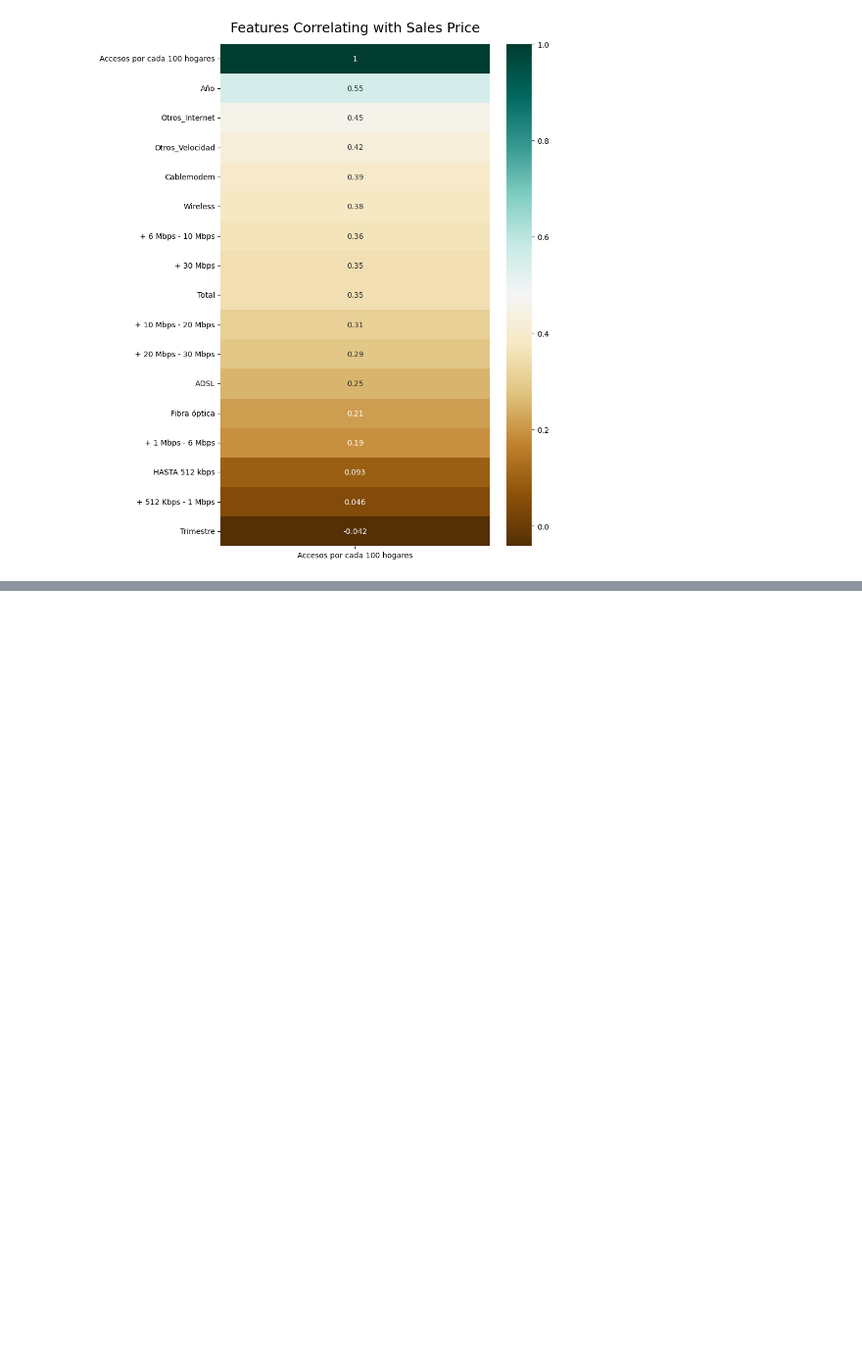
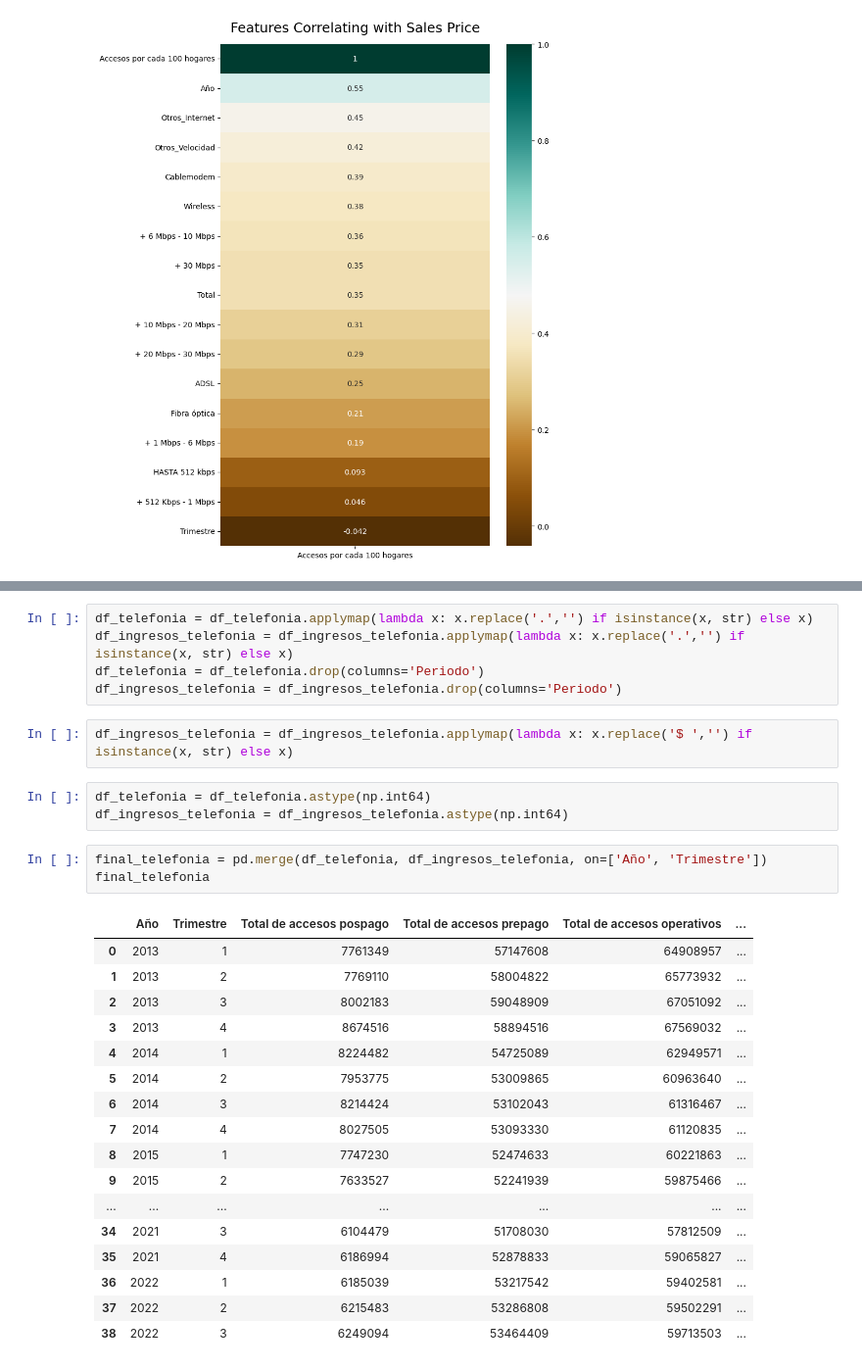
Before and after one commit to Lowerdelk/henry_p02, a Jupyter notebook: files/ETL.ipynb, the cells around one changed output, grey strips where cells are left out. Shown at 98% size. Drawn from its saved outputs; the diff is of its cells as text; blank space fills up the shorter version.

```diff
--- a/files/data/ETL.ipynb
+++ b/files/ETL.ipynb
@@ -400,0 +398,31 @@ display(df_internet[df_internet['Provincia']=='Santa Cruz'])
+# %%
+df_telefonia = df_telefonia.applymap(lambda x: x.replace('.','') if isinstance(x, str) else x)
+df_ingresos_telefonia = df_ingresos_telefonia.applymap(lambda x: x.replace('.','') if isinstance(x, str) else x)
+df_telefonia = df_telefonia.drop(columns='Periodo')
+df_ingresos_telefonia = df_ingresos_telefonia.drop(columns='Periodo')
+# %%
+df_ingresos_telefonia = df_ingresos_telefonia.applymap(lambda x: x.replace('$ ','') if isinstance(x, str) else x)
+# %%
+df_telefonia = df_telefonia.astype(np.int64)
+df_ingresos_telefonia = df_ingresos_telefonia.astype(np.int64)
+# %%
+final_telefonia = pd.merge(df_telefonia, df_ingresos_telefonia, on=['Año', 'Trimestre'])
+final_telefonia
+# %% [output]
+|  | Año | Trimestre | Total de accesos pospago | Total de accesos prepago | Total de accesos operativos | ... |
+| 0 | 2013 | 1 | 7761349 | 57147608 | 64908957 | ... |
+| 1 | 2013 | 2 | 7769110 | 58004822 | 65773932 | ... |
+| 2 | 2013 | 3 | 8002183 | 59048909 | 67051092 | ... |
+| 3 | 2013 | 4 | 8674516 | 58894516 | 67569032 | ... |
+| 4 | 2014 | 1 | 8224482 | 54725089 | 62949571 | ... |
+| 5 | 2014 | 2 | 7953775 | 53009865 | 60963640 | ... |
+| 6 | 2014 | 3 | 8214424 | 53102043 | 61316467 | ... |
+| 7 | 2014 | 4 | 8027505 | 53093330 | 61120835 | ... |
+| 8 | 2015 | 1 | 7747230 | 52474633 | 60221863 | ... |
+| 9 | 2015 | 2 | 7633527 | 52241939 | 59875466 | ... |
+| ... | ... | ... | ... | ... | ... | ... |
+| 34 | 2021 | 3 | 6104479 | 51708030 | 57812509 | ... |
+| 35 | 2021 | 4 | 6186994 | 52878833 | 59065827 | ... |
+| 36 | 2022 | 1 | 6185039 | 53217542 | 59402581 | ... |
+| 37 | 2022 | 2 | 6215483 | 53286808 | 59502291 | ... |
+| 38 | 2022 | 3 | 6249094 | 53464409 | 59713503 | ... |
```
Also changed, not shown: parts of 9 cells of this notebook, 7 other files.
